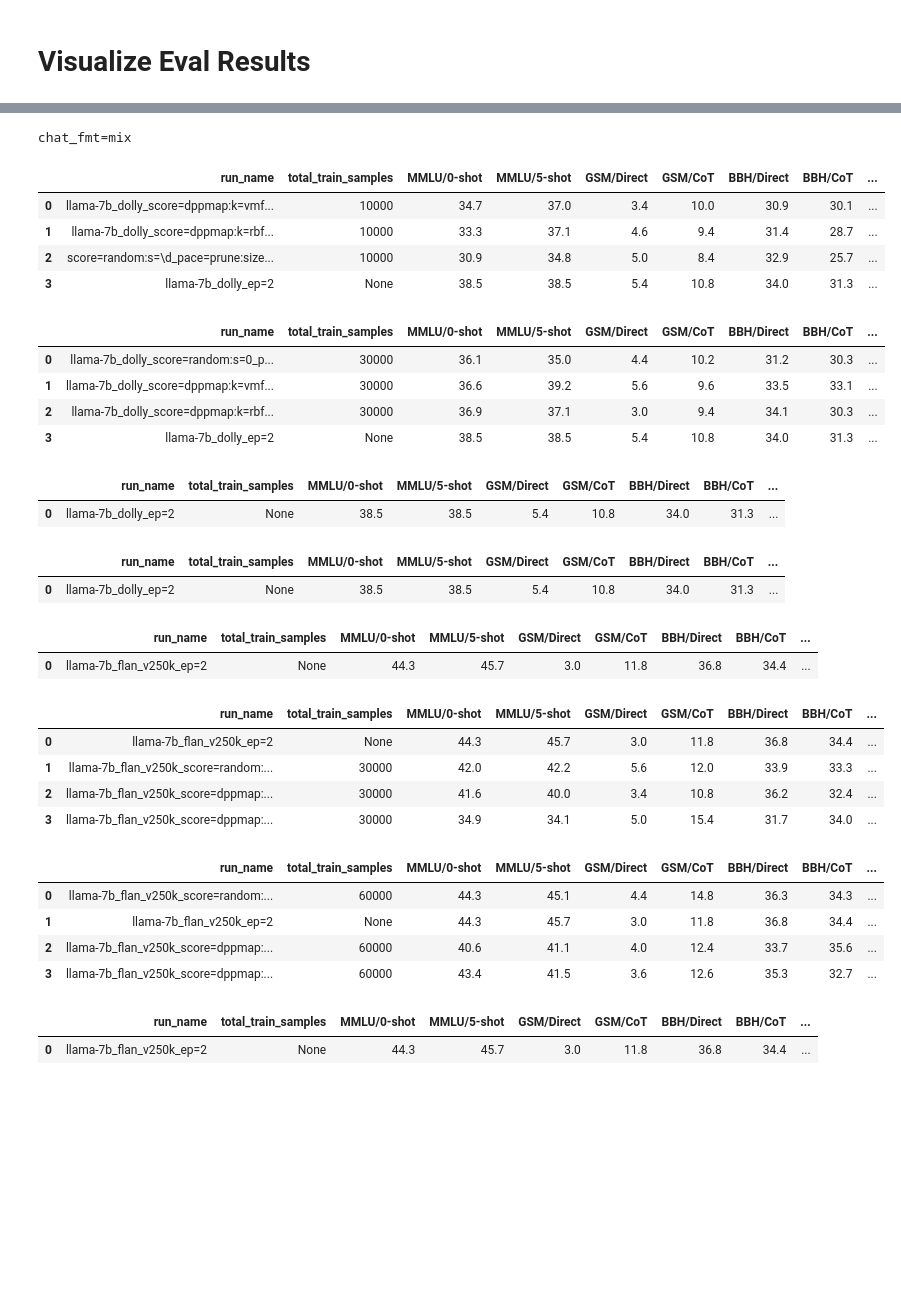
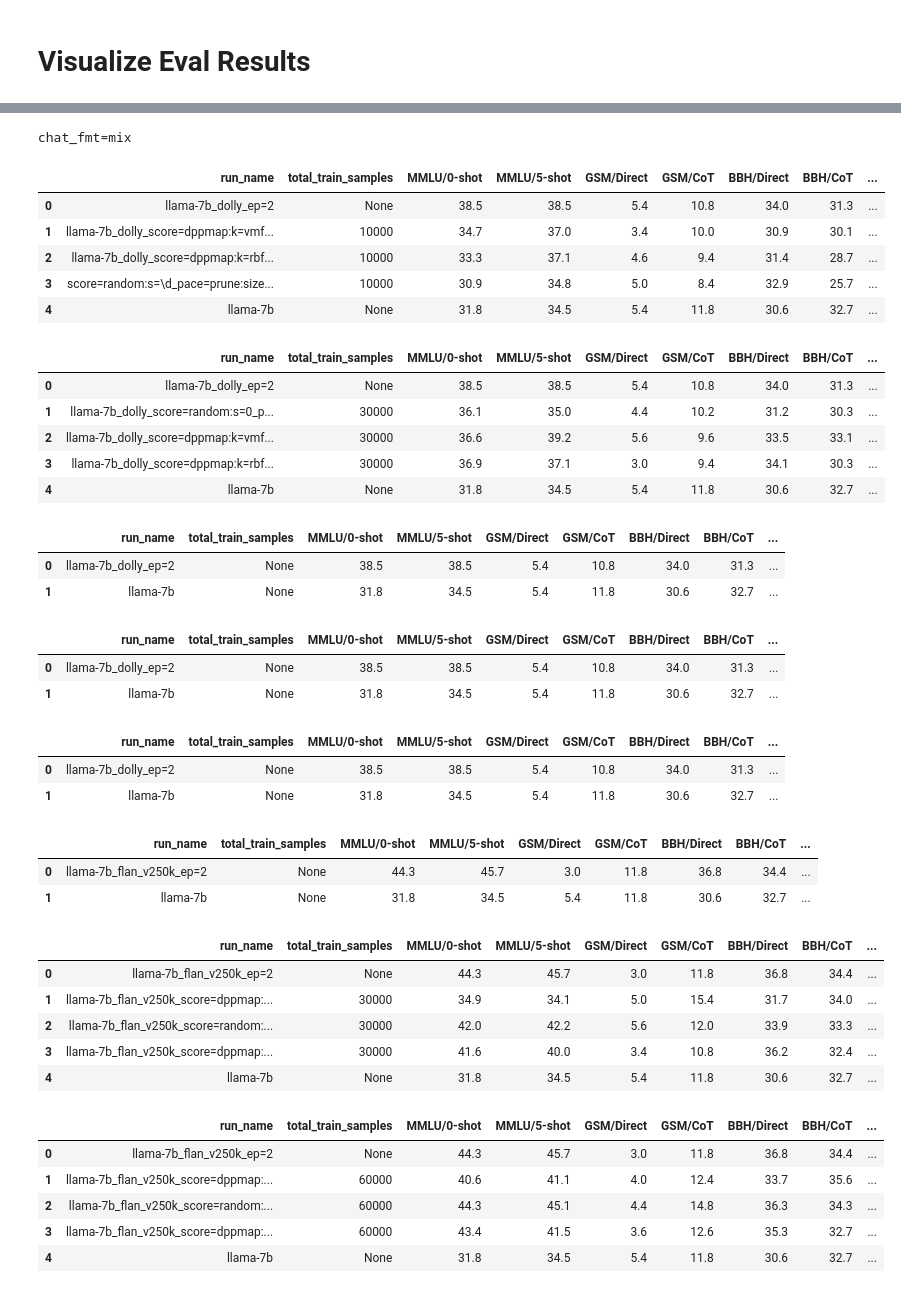
Before and after one commit to tt6746690/open-instruct, a Jupyter notebook: scripts/gen_cmds.ipynb, the cells around one changed output, grey strips where cells are left out. Cells and saved outputs as stored; diff of their text form; code cells hidden in the pictures; blank space fills up the shorter version.

```diff
--- a/scripts/gen_cmds.ipynb
+++ b/scripts/gen_cmds.ipynb
@@ -822,16 +830,18 @@ task_names_chateval = task_names_mtbench + task_names_alpacafarm
 # exp_dir = 'results/dpo1'
 # exp_dir = 'results/dpo2_ultrafeedback:llama-7b+sharegptv2ep2'
 exp_dirs = [
-    'results/oi5_dolly:llama-7b',
-    'results/oi5_flan_v250k:llama-7b',
-    'results/oi5_stanford_alpaca50k:llama-7b',
-    'results/oi5_oasst2:llama-7b',
-    'results/oi5_wizardlm50k:llama-7b',
-    'results/oi5_sharegpt50k:llama-7b',
-    'results/oi5_ultrachat50k:llama-7b',
+    'results/baselines/huggyllama',
+#     'results/oi2',
+#     'results/oi5_dolly:llama-7b',
+#     'results/oi5_flan_v250k:llama-7b',
+#     'results/oi5_stanford_alpaca50k:llama-7b',
+#     'results/oi5_oasst2:llama-7b',
+#     'results/oi5_wizardlm50k:llama-7b',
+#     'results/oi5_sharegpt50k:llama-7b',
+#     'results/oi5_ultrachat50k:llama-7b',
 ]
 
-# subdir_filter_fn = lambda x: '=prune:size=30000:ep=3' in x
+subdir_filter_fn = lambda x: 'llama-7b' in x
 task_names = task_names + task_names_chatfmt;
 # task_names = task_names_alpacafarm;
 # task_names = task_names_mtbench; definitely_run_mtbench_on_non_alt7b_queue = False
@@ -1376,24 +1399,6 @@ use_normalized_preferred_metric = False
 #     'sharegptv2',
 #     'ultrachat200kv2',
 # ]; finetune_type = 'sft'
-dataset_list = [
-    'dolly',
-#     'oasst1',
-#     'flan_v250k',
-#     'stanford_alpaca50k',
-#     'wizardlm50k',
-    'sharegpt50k',
-#     'ultrachat50k',
-]; finetune_type = 'sft'
-# dataset_list = [
-#     'dolly',
-# #     'oasst1',
-# #     'flan_v2',
-# #     'stanford_alpaca',
-# #     'wizardlmv2',
-# #     'sharegptv2',
-# #     'ultrachat200kv2',
-# ]; finetune_type = 'sft'
 # dataset_list = [
 #     'ultrafeedback',
 # #     'ultrafeedbackfull',
@@ -1412,7 +1417,7 @@ dataset_list = [
 # dataset = 'tulu_v1_mix'
 save_dirs = []
 save_dirs += [
-#     ('llama-7b', '../results/baselines/huggyllama/llama-7b'),
+    ('llama-7b', '../results/baselines/huggyllama/llama-7b'),
 #     ('llama-7b_lima_ep=5', '../results/oi2/llama-7b_lima_ep=5/'),
 #     ('llama-7b_lima_ep=10', '../results/oi2/llama-7b_lima_ep=10/'),
 ]
@@ -1484,7 +1489,7 @@ cols_avg_blacklist = ['AlpacaFarm/Len']
 
 # chat_fmt = False
 chat_fmt = True
-chat_fmt = 'both'
+# chat_fmt = 'both'
 # chat_fmt = 'auto' # base model no chatfmt, tuned model with chatfmt
 chat_fmt = 'mix'  # non-alpacaeval no chatfmt, alpacaeval chatfmt
 alpacafarm_judge = 'chatgpt'
@@ -1596,58 +1601,66 @@ else:
                 dfc = pd_average_col_contains_substr(dfc, col_runname, 'score=random:s=\d_pace=prune:size=100000', substitute=substitute)
                 dfc = pd_average_col_contains_substr(dfc, col_runname, 'score=random:s=\d_pace=prune:size=200000', substitute=substitute)
                 dfc = pd_average_col_contains_substr(dfc, col_runname, 'score=random:s=\d_pace=prune:size=400000', substitute=substitute)
                 #     dfc = dfc.sort_values(['ranking'], ascending=False)
                 col = ('Average', 'chatfmt') if chat_fmt == 'both' else 'Average'
             #     col = 'AlpacaFarm/WR'
             #     col = 'MMLU/0-shot'|
             #     col = 'GSM/CoT'
             #     col = 'BBH/Direct'
             #     col = 'TydiQA/GP'
                 dfc = dfc.sort_values(by=[col], ascending=False)
                 dfc = dfc.drop(columns=['model_name_or_path', 'subsample_mixture', 'max_train_samples', 'dataset'],
                                axis=1, level=0 if chat_fmt=='both' else None)
                 dfc = dfc.reset_index(drop=True)
                 display(dfc
                         .style
                         .applymap(lambda x: f'max-width: 60ch;', subset=['run_name'])
                         .set_table_styles([{'selector': 'td', 'props': [('white-space', 'pre-wrap'), ('word-wrap', 'break-word')]}])
                         .set_properties(**{'text-align': 'left'})
                         .background_gradient(cmap ='coolwarm')
                         .applymap(lambda x: 'text-decoration: underline;' \
                                   if x in dfc[list(set(dfc.columns) & set([(x, '') for x in cols]))+[col] if chat_fmt=='both' else cols+[col]].values.flatten() and chat_fmt=='both' else '')
                         .format(precision=1))
 
 # llama-7b_tulu_v1_mix(paper)
 # MMLU/0-shot, MMLU/5-shot, GSM/Direct, GSM/CoT, BBH/Direct, BBH/CoT, TydiQA/GP, TydiQA/CB, CodexEval/Pass@1, AlpacaEval(vs.Davinci-003)
 # 44.8       , 47.1       , 7.0       , 25.0   , 38.5      , 38.5   , 43.5,    , 8.0      , 18.6,           , 48.6
 # %% [output]
 chat_fmt=mix
 |  | run_name | total_train_samples | MMLU/0-shot | MMLU/5-shot | GSM/Direct | GSM/CoT | BBH/Direct | BBH/CoT | ... |
-| 0 | llama-7b_dolly_score=dppmap:k=vmf... | 10000 | 34.7 | 37.0 | 3.4 | 10.0 | 30.9 | 30.1 | ... |
-| 1 | llama-7b_dolly_score=dppmap:k=rbf... | 10000 | 33.3 | 37.1 | 4.6 | 9.4 | 31.4 | 28.7 | ... |
-| 2 | score=random:s=\d_pace=prune:size... | 10000 | 30.9 | 34.8 | 5.0 | 8.4 | 32.9 | 25.7 | ... |
-| 3 | llama-7b_dolly_ep=2 | None | 38.5 | 38.5 | 5.4 | 10.8 | 34.0 | 31.3 | ... |
+| 0 | llama-7b_dolly_ep=2 | None | 38.5 | 38.5 | 5.4 | 10.8 | 34.0 | 31.3 | ... |
+| 1 | llama-7b_dolly_score=dppmap:k=vmf... | 10000 | 34.7 | 37.0 | 3.4 | 10.0 | 30.9 | 30.1 | ... |
+| 2 | llama-7b_dolly_score=dppmap:k=rbf... | 10000 | 33.3 | 37.1 | 4.6 | 9.4 | 31.4 | 28.7 | ... |
+| 3 | score=random:s=\d_pace=prune:size... | 10000 | 30.9 | 34.8 | 5.0 | 8.4 | 32.9 | 25.7 | ... |
+| 4 | llama-7b | None | 31.8 | 34.5 | 5.4 | 11.8 | 30.6 | 32.7 | ... |
 |  | run_name | total_train_samples | MMLU/0-shot | MMLU/5-shot | GSM/Direct | GSM/CoT | BBH/Direct | BBH/CoT | ... |
-| 0 | llama-7b_dolly_score=random:s=0_p... | 30000 | 36.1 | 35.0 | 4.4 | 10.2 | 31.2 | 30.3 | ... |
-| 1 | llama-7b_dolly_score=dppmap:k=vmf... | 30000 | 36.6 | 39.2 | 5.6 | 9.6 | 33.5 | 33.1 | ... |
-| 2 | llama-7b_dolly_score=dppmap:k=rbf... | 30000 | 36.9 | 37.1 | 3.0 | 9.4 | 34.1 | 30.3 | ... |
-| 3 | llama-7b_dolly_ep=2 | None | 38.5 | 38.5 | 5.4 | 10.8 | 34.0 | 31.3 | ... |
+| 0 | llama-7b_dolly_ep=2 | None | 38.5 | 38.5 | 5.4 | 10.8 | 34.0 | 31.3 | ... |
+| 1 | llama-7b_dolly_score=random:s=0_p... | 30000 | 36.1 | 35.0 | 4.4 | 10.2 | 31.2 | 30.3 | ... |
+| 2 | llama-7b_dolly_score=dppmap:k=vmf... | 30000 | 36.6 | 39.2 | 5.6 | 9.6 | 33.5 | 33.1 | ... |
+| 3 | llama-7b_dolly_score=dppmap:k=rbf... | 30000 | 36.9 | 37.1 | 3.0 | 9.4 | 34.1 | 30.3 | ... |
+| 4 | llama-7b | None | 31.8 | 34.5 | 5.4 | 11.8 | 30.6 | 32.7 | ... |
 |  | run_name | total_train_samples | MMLU/0-shot | MMLU/5-shot | GSM/Direct | GSM/CoT | BBH/Direct | BBH/CoT | ... |
 | 0 | llama-7b_dolly_ep=2 | None | 38.5 | 38.5 | 5.4 | 10.8 | 34.0 | 31.3 | ... |
+| 1 | llama-7b | None | 31.8 | 34.5 | 5.4 | 11.8 | 30.6 | 32.7 | ... |
 |  | run_name | total_train_samples | MMLU/0-shot | MMLU/5-shot | GSM/Direct | GSM/CoT | BBH/Direct | BBH/CoT | ... |
 | 0 | llama-7b_dolly_ep=2 | None | 38.5 | 38.5 | 5.4 | 10.8 | 34.0 | 31.3 | ... |
+| 1 | llama-7b | None | 31.8 | 34.5 | 5.4 | 11.8 | 30.6 | 32.7 | ... |
 |  | run_name | total_train_samples | MMLU/0-shot | MMLU/5-shot | GSM/Direct | GSM/CoT | BBH/Direct | BBH/CoT | ... |
-| 0 | llama-7b_flan_v250k_ep=2 | None | 44.3 | 45.7 | 3.0 | 11.8 | 36.8 | 34.4 | ... |
+| 0 | llama-7b_dolly_ep=2 | None | 38.5 | 38.5 | 5.4 | 10.8 | 34.0 | 31.3 | ... |
+| 1 | llama-7b | None | 31.8 | 34.5 | 5.4 | 11.8 | 30.6 | 32.7 | ... |
 |  | run_name | total_train_samples | MMLU/0-shot | MMLU/5-shot | GSM/Direct | GSM/CoT | BBH/Direct | BBH/CoT | ... |
 | 0 | llama-7b_flan_v250k_ep=2 | None | 44.3 | 45.7 | 3.0 | 11.8 | 36.8 | 34.4 | ... |
-| 1 | llama-7b_flan_v250k_score=random:... | 30000 | 42.0 | 42.2 | 5.6 | 12.0 | 33.9 | 33.3 | ... |
-| 2 | llama-7b_flan_v250k_score=dppmap:... | 30000 | 41.6 | 40.0 | 3.4 | 10.8 | 36.2 | 32.4 | ... |
-| 3 | llama-7b_flan_v250k_score=dppmap:... | 30000 | 34.9 | 34.1 | 5.0 | 15.4 | 31.7 | 34.0 | ... |
+| 1 | llama-7b | None | 31.8 | 34.5 | 5.4 | 11.8 | 30.6 | 32.7 | ... |
 |  | run_name | total_train_samples | MMLU/0-shot | MMLU/5-shot | GSM/Direct | GSM/CoT | BBH/Direct | BBH/CoT | ... |
-| 0 | llama-7b_flan_v250k_score=random:... | 60000 | 44.3 | 45.1 | 4.4 | 14.8 | 36.3 | 34.3 | ... |
-| 1 | llama-7b_flan_v250k_ep=2 | None | 44.3 | 45.7 | 3.0 | 11.8 | 36.8 | 34.4 | ... |
-| 2 | llama-7b_flan_v250k_score=dppmap:... | 60000 | 40.6 | 41.1 | 4.0 | 12.4 | 33.7 | 35.6 | ... |
-| 3 | llama-7b_flan_v250k_score=dppmap:... | 60000 | 43.4 | 41.5 | 3.6 | 12.6 | 35.3 | 32.7 | ... |
+| 0 | llama-7b_flan_v250k_ep=2 | None | 44.3 | 45.7 | 3.0 | 11.8 | 36.8 | 34.4 | ... |
+| 1 | llama-7b_flan_v250k_score=dppmap:... | 30000 | 34.9 | 34.1 | 5.0 | 15.4 | 31.7 | 34.0 | ... |
+| 2 | llama-7b_flan_v250k_score=random:... | 30000 | 42.0 | 42.2 | 5.6 | 12.0 | 33.9 | 33.3 | ... |
+| 3 | llama-7b_flan_v250k_score=dppmap:... | 30000 | 41.6 | 40.0 | 3.4 | 10.8 | 36.2 | 32.4 | ... |
+| 4 | llama-7b | None | 31.8 | 34.5 | 5.4 | 11.8 | 30.6 | 32.7 | ... |
 |  | run_name | total_train_samples | MMLU/0-shot | MMLU/5-shot | GSM/Direct | GSM/CoT | BBH/Direct | BBH/CoT | ... |
 | 0 | llama-7b_flan_v250k_ep=2 | None | 44.3 | 45.7 | 3.0 | 11.8 | 36.8 | 34.4 | ... |
+| 1 | llama-7b_flan_v250k_score=dppmap:... | 60000 | 40.6 | 41.1 | 4.0 | 12.4 | 33.7 | 35.6 | ... |
+| 2 | llama-7b_flan_v250k_score=random:... | 60000 | 44.3 | 45.1 | 4.4 | 14.8 | 36.3 | 34.3 | ... |
+| 3 | llama-7b_flan_v250k_score=dppmap:... | 60000 | 43.4 | 41.5 | 3.6 | 12.6 | 35.3 | 32.7 | ... |
+| 4 | llama-7b | None | 31.8 | 34.5 | 5.4 | 11.8 | 30.6 | 32.7 | ... |
 |  | run_name | total_train_samples | MMLU/0-shot | MMLU/5-shot | GSM/Direct | GSM/CoT | BBH/Direct | BBH/CoT | ... |
```
Also changed, not shown: parts of 8 cells of this notebook.
